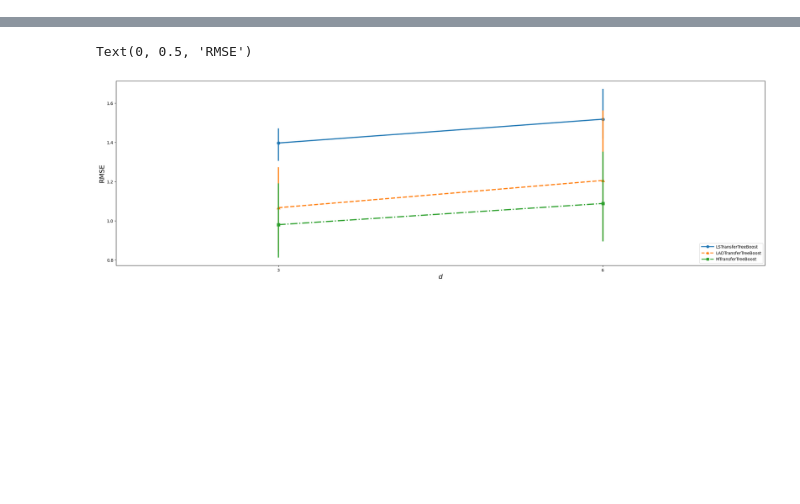
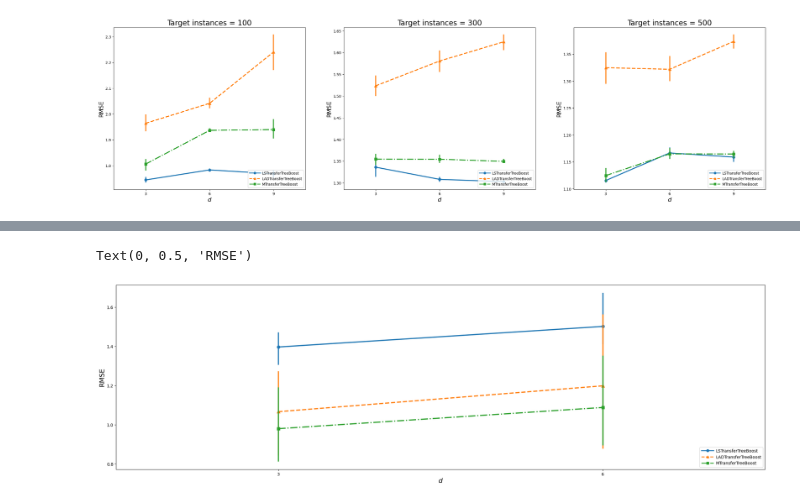
Before and after one commit to DageBjorne/transfertreeboost, a Jupyter notebook: friedman1_simul/viz_ls_lad_huber.ipynb, the cells around one changed output, grey strips where cells are left out. Drawn from its saved outputs; the diff is of its cells as text; code cells hidden in the pictures; blank space fills up the shorter version.

```diff
--- a/friedman1_simul/viz_ls_lad_huber.ipynb
+++ b/friedman1_simul/viz_ls_lad_huber.ipynb
@@ -33,6 +43,7 @@ def topk_per_d_per_method(data, config_cols, k=5):
 # For gaussian errors, we simply combine previous results with LAD results
 data_gaussian = pd.read_csv('results/200_gaussian.csv')
 data_gaussian = pd.read_csv('results/gaussian.csv')
+data_gaussian = data_gaussian[data_gaussian['seed'] == 85]
 
 # For slash errors
 data_slash = pd.read_csv('results/200_slash.csv')
@@ -52,27 +63,64 @@ data_t= pd.read_csv('results/t.csv')
 
 # data_t = data_t[data_t['seed'] != 52]
 # %%
+
+# Plot average test RMSE:s for best hyperparams
+from matplotlib.lines import Line2D
 
 # Here we find the optimal settings
 LS_data_gaussian = data_gaussian[data_gaussian['method'] == 'LSTransferTreeBoost']
 LAD_data_gaussian = data_gaussian[data_gaussian['method'] == 'LADTransferTreeBoost']
 Huber_data_gaussian = data_gaussian[data_gaussian['method'] == 'MTransferTreeBoost']
 
 best_LS, best_LS_params = topk_per_d_per_method(
     LS_data_gaussian,
-['target_instances', 'd', 'v', 'source_tree_size', 'target_tree_size', 'm_0', 'k'], k=1
+['target_instances', 'd', 'v', 'source_tree_size', 'target_tree_size', 'm_0', 'k'], k=5
 )
 
 best_LAD, best_LAD_params = topk_per_d_per_method(
     LAD_data_gaussian,
-['target_instances', 'd', 'v', 'source_tree_size', 'target_tree_size', 'm_0', 'k'], k=1
+['target_instances', 'd', 'v', 'source_tree_size', 'target_tree_size', 'm_0', 'k'], k=5
 )
 
 best_Huber, best_Huber_params = topk_per_d_per_method(
     Huber_data_gaussian,
-['target_instances', 'd','v', 'source_tree_size', 'target_tree_size', 'm_0', 'k'], k=1
+['target_instances', 'd','v', 'source_tree_size', 'target_tree_size', 'm_0', 'k'], k=5
 )
 
-#create new df for viz
-df = pd.concat([best_LS, best_LAD])
-df = pd.concat([df, best_Huber])
+plt.figure(figsize = (32,8))
+
+i = 1
+for target_instances in data_gaussian['target_instances'].unique():
+    #create new df:s for viz
+    df = pd.concat([best_LS[best_LS['target_instances'] == target_instances], best_LAD[best_LAD['target_instances'] == target_instances]])
+    df = pd.concat([df, best_Huber[best_Huber['target_instances'] == target_instances]])
+    plt.subplot(1,3,i)
+    i += 1
+    sns.pointplot(data = df, x = 'd', y = 'rmse', hue = 'method',
+                markers=['o', '^', 's', 'D', 'P'], markersize=6, linestyles=['-', '--', '-.', ':', (0, (3, 1, 1, 1))])
+
+    # grab the current legend
+    handles, labels = plt.gca().get_legend_handles_labels()
+
+    # rebuild legend with longer lines
+    new_handles = []
+    for h in handles:
+        if isinstance(h, Line2D):
+            new_handles.append(Line2D(
+                [0], [0],
+                color=h.get_color(),
+                linestyle=h.get_linestyle(),
+                marker=h.get_marker(),
+                markersize=6,
+                linewidth=2,
+            ))
+        else:
+            new_handles.append(h)
+    #plt.legend(loc="lower right")
+    plt.legend(new_handles, labels, handlelength=3, handletextpad=0.5, loc="lower right")  # increase handlelength to "extend" line
+    plt.gca().set_xlabel('$d$', fontsize=16)
+    plt.gca().set_ylabel('RMSE', fontsize=16)
+    plt.title(f'Target instances = {target_instances}', fontsize = 20)
+plt.show()
+# %% [output]
+[figure, added]
```
Also changed, not shown: parts of 7 cells of this notebook.
